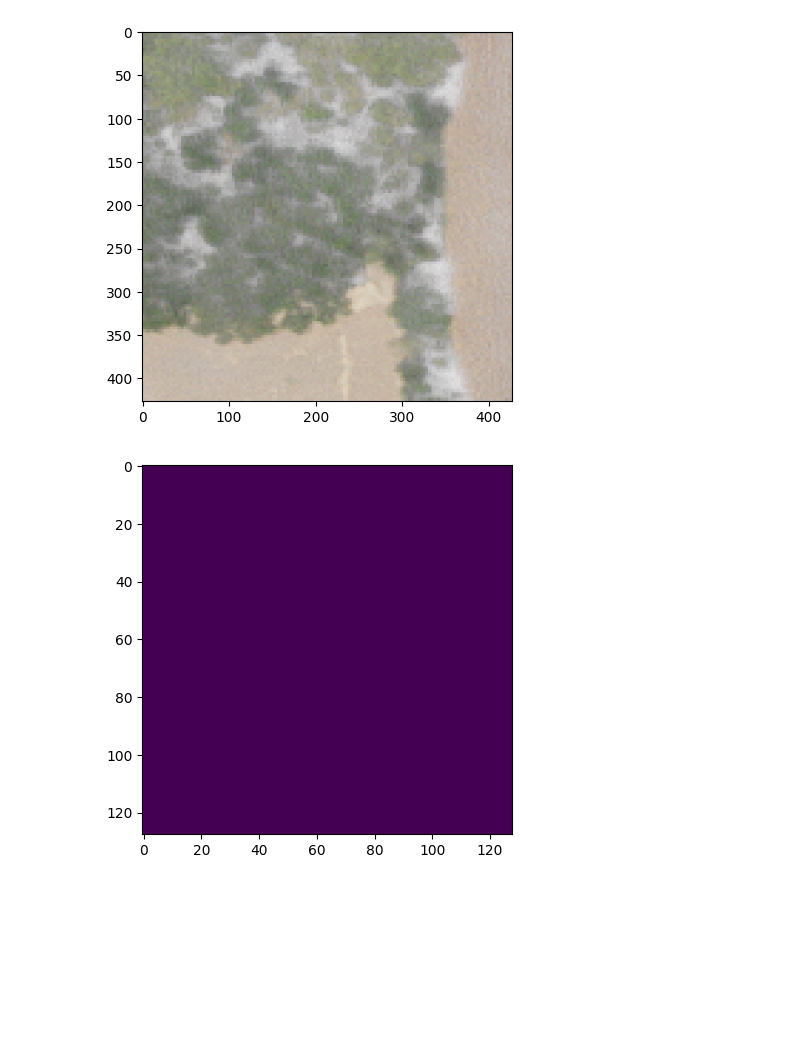
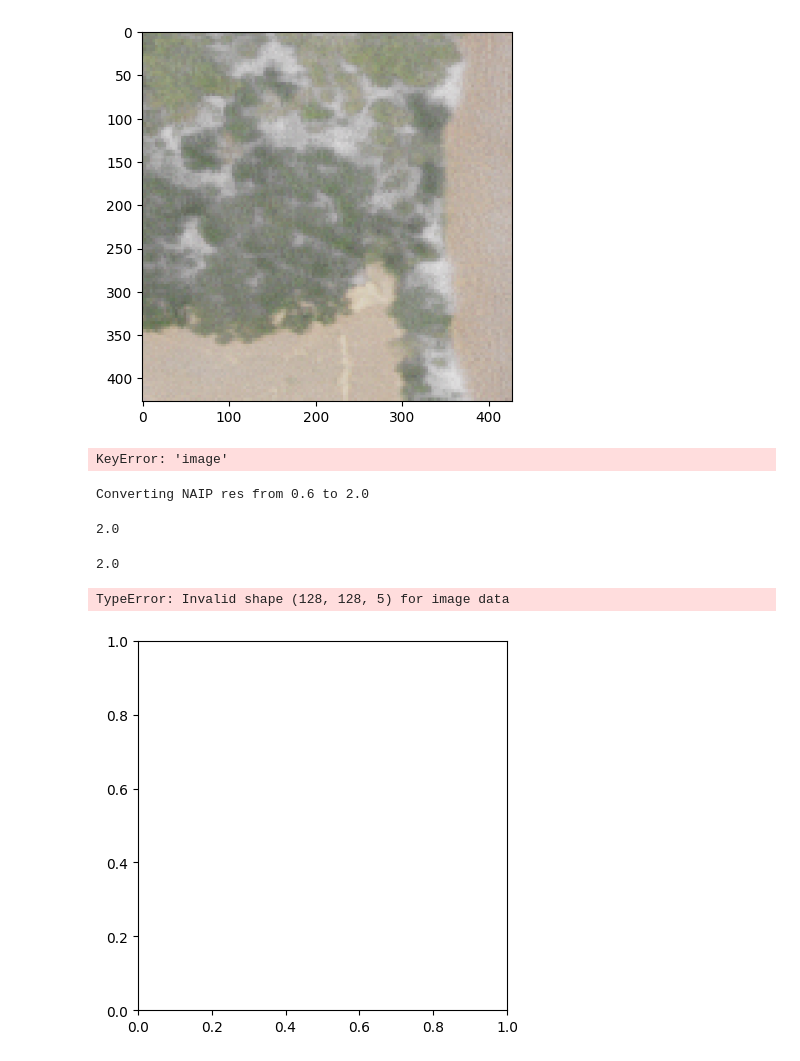
Before and after one commit to dsi-clinic/CMAP, a Jupyter notebook: exploratory-analysis-cleaned.ipynb, the cells around one changed output. Cells and saved outputs as stored; diff of their text form; code cells hidden in the pictures; blank space fills up the shorter version.

```diff
--- a/exploratory-analysis-cleaned.ipynb
+++ b/exploratory-analysis-cleaned.ipynb
@@ -273,6 +273,7 @@ class KaneDEM(RasterDataset):
     """
 
     filename_glob = "*2017BE.tif"
+    is_image=False
 
     def __init__(self, paths, crs=None, res=None, transforms=None):
         """
@@ -303,15 +304,41 @@ class KaneDEM(RasterDataset):
         # This method loads the DEM data similar to how other raster data is loaded
         sample = super().__getitem__(query)
         elevation = sample[
-            "image"
+            "mask"
         ]  # Assuming the elevation data is stored as 'image'
         return sample
+
 
     def __getallbands__(self):
         """
         Get all bands for this dataset.
         """
         return self.all_bands
+
+    def plot(
+        self,
+        sample: dict[str, Any],
+        show_titles: bool = True,
+        suptitle: str | None = None,
+    ) -> Figure:
+        """Plot a sample from the dataset.
+
+        Args:
+            sample: a sample returned by :meth:`RasterDataset.__getitem__`
+            show_titles: flag indicating whether to show titles above each panel
+            suptitle: optional string to use as a suptitle
+
+        Returns:
+            a matplotlib Figure with the rendered sample"""
+        mask=sample['mask'].squeeze()
+        ncols=1
+        fig,axs=plt.subplots(nrwos=1,ncols=ncols,figszie=(ncols*4,4))
+        axs.imshow(mask)
+        axs.axis('off')
+        if show_titles:
+            axs.set_title('Mask')
+        if suptitle is not None:
+            plt.suptitle(suptitle)
 # %%
 dem=KaneDEM(KC_DEM_ROOT,crs=crs)
 # %%
@@ -342,11 +389,33 @@ plt.show()
 # %% [output]
 [figure]
 # %%
-#plotting the sample dem image using the class provided
-image=dem[first_item]['image']
+#plotting the sample dem image using the class provided. This does not work
+image=dem[first_item]["image"]
 image=image.permute(1,2,0)
 
 plt.imshow(image)
 plt.show()
 # %% [output]
-[figure, removed]
+KeyError: 'image'
+# %%
+full_dataset=dem&naip_dataset
+# %% [output]
+Converting NAIP res from 0.6 to 2.0
+# %%
+naip_dataset.res
+# %% [output]
+2.0
+# %%
+dem.res
+# %% [output]
+2.0
+# %%
+#plotting the sample dem image using the class provided. This does not work
+image=full_dataset[first_item]["image"]
+image=image.permute(1,2,0)
+
+plt.imshow(image)
+plt.show()
+# %% [output]
+TypeError: Invalid shape (128, 128, 5) for image data
+[figure, added]
```
Also changed, not shown: parts of 5 cells of this notebook.
